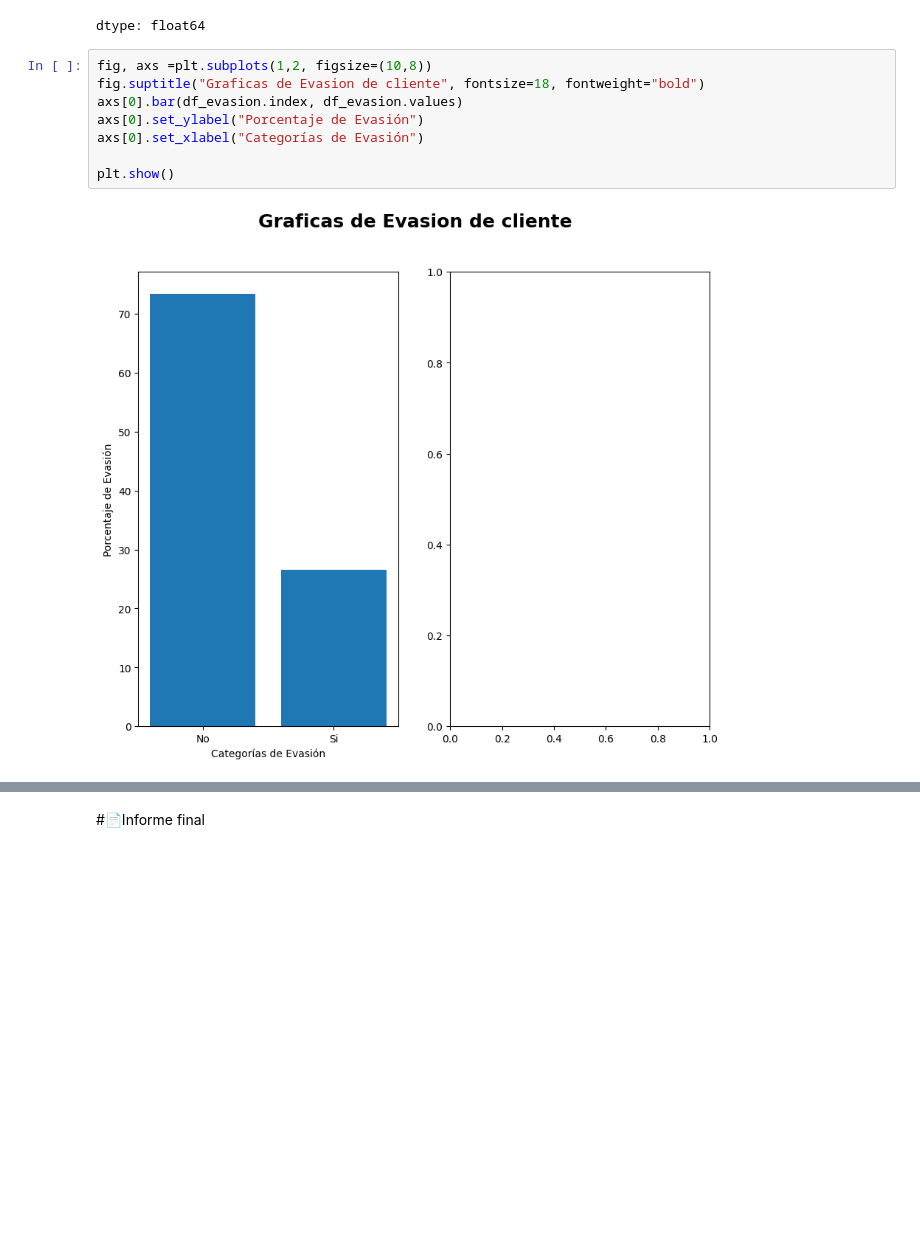
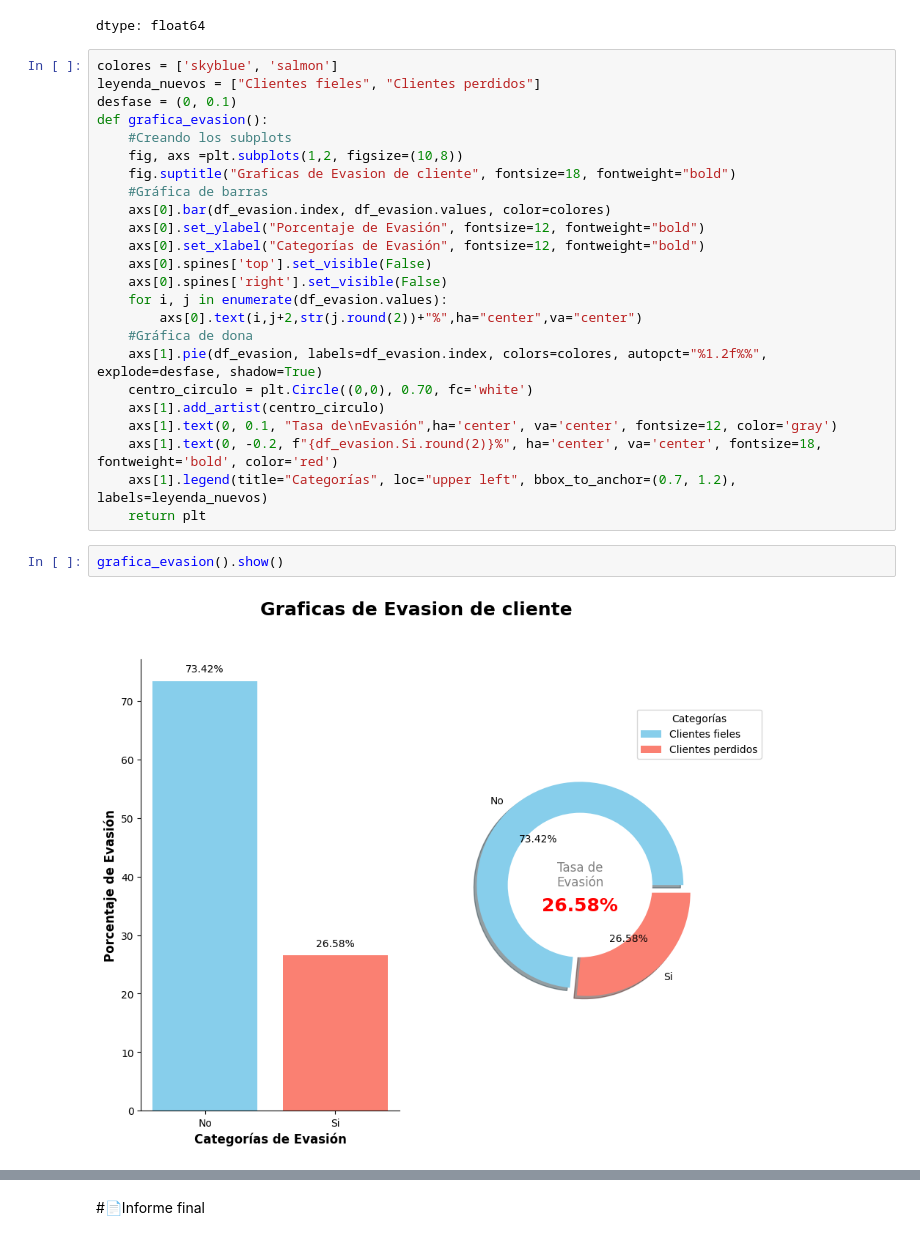
Before and after one commit to KonungurProFer/Proyecto_telecom_X, a Jupyter notebook: TelecomX_LATAM.ipynb, the cells around one changed output, grey strips where cells are left out. Drawn from its saved outputs; the diff is of its cells as text; blank space fills up the shorter version.

Commit message:
Culminacion de la primera grafica de evasion

```diff
--- a/TelecomX_LATAM.ipynb
+++ b/TelecomX_LATAM.ipynb
@@ -487,13 +487,31 @@ df_evasion
 | No | 73.421502 |
 | Si | 26.578498 |
 dtype: float64
-# %%
-fig, axs =plt.subplots(1,2, figsize=(10,8))
-fig.suptitle("Graficas de Evasion de cliente", fontsize=18, fontweight="bold")
-axs[0].bar(df_evasion.index, df_evasion.values)
-axs[0].set_ylabel("Porcentaje de Evasión")
-axs[0].set_xlabel("Categorías de Evasión")
-
-plt.show()
-# %% [output]
-[figure, removed]
+# %%
+colores = ['skyblue', 'salmon']
+leyenda_nuevos = ["Clientes fieles", "Clientes perdidos"]
+desfase = (0, 0.1)
+def grafica_evasion():
+    #Creando los subplots
+    fig, axs =plt.subplots(1,2, figsize=(10,8))
+    fig.suptitle("Graficas de Evasion de cliente", fontsize=18, fontweight="bold")
+    #Gráfica de barras
+    axs[0].bar(df_evasion.index, df_evasion.values, color=colores)
+    axs[0].set_ylabel("Porcentaje de Evasión", fontsize=12, fontweight="bold")
+    axs[0].set_xlabel("Categorías de Evasión", fontsize=12, fontweight="bold")
+    axs[0].spines['top'].set_visible(False)
+    axs[0].spines['right'].set_visible(False)
+    for i, j in enumerate(df_evasion.values):
+        axs[0].text(i,j+2,str(j.round(2))+"%",ha="center",va="center")
+    #Gráfica de dona
+    axs[1].pie(df_evasion, labels=df_evasion.index, colors=colores, autopct="%1.2f%%", explode=desfase, shadow=True)
+    centro_circulo = plt.Circle((0,0), 0.70, fc='white')
+    axs[1].add_artist(centro_circulo)
+    axs[1].text(0, 0.1, "Tasa de\nEvasión",ha='center', va='center', fontsize=12, color='gray')
+    axs[1].text(0, -0.2, f"{df_evasion.Si.round(2)}%", ha='center', va='center', fontsize=18, fontweight='bold', color='red')
+    axs[1].legend(title="Categorías", loc="upper left", bbox_to_anchor=(0.7, 1.2), labels=leyenda_nuevos)
+    return plt
+# %%
+grafica_evasion().show()
+# %% [output]
+[figure, added]
```
Also changed, not shown: parts of 3 cells of this notebook.
